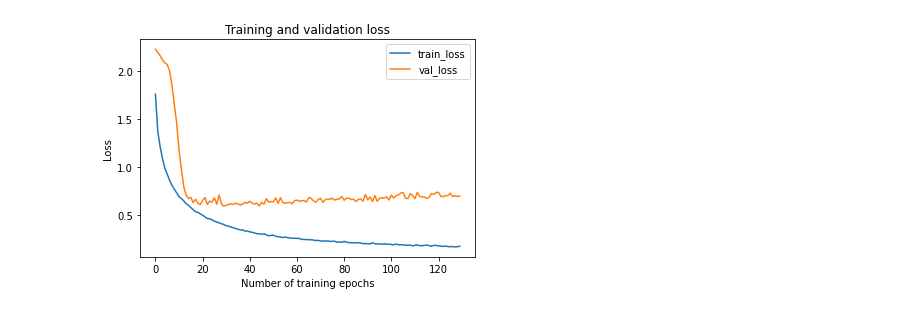
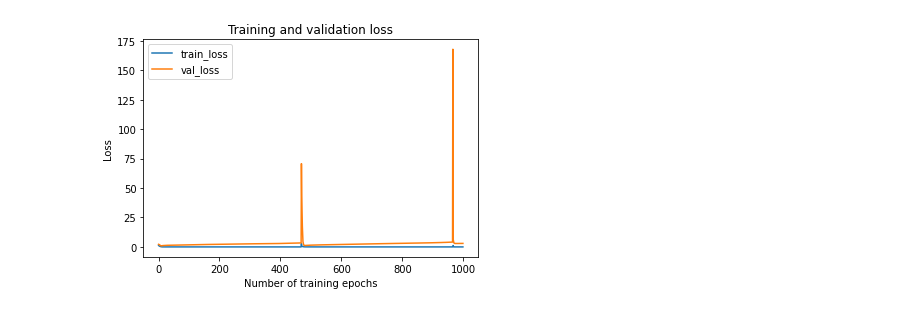
Before and after one commit to LiNdA-jz/cifar10_ann_to_snn, a Jupyter notebook: cifar10_ann_to_snn.ipynb, the cells around one changed output. Cells and saved outputs as stored; diff of their text form; code cells hidden in the pictures.

Commit message:
train ann for 1000 epochs

```diff
--- a/cifar10_ann_to_snn.ipynb
+++ b/cifar10_ann_to_snn.ipynb
@@ -113,11 +113,11 @@ axis = 1 if keras.backend.image_data_format() == 'channels_first' else -1
 # pool size
 model.add(layers.Conv2D(32, (3, 3), activation='relu'))
 model.add(layers.MaxPooling2D((2, 2)))
-model.add(layers.Dropout(0.25))
+# model.add(layers.Dropout(0.25))
 model.add(layers.Conv2D(64, (3, 3), activation='relu'))
 model.add(layers.Conv2D(64, (3, 3), activation='relu'))
 model.add(layers.MaxPooling2D((2, 2)))
-model.add(layers.Dropout(0.25))
+# model.add(layers.Dropout(0.25))
 model.add(layers.BatchNormalization(axis=axis))
 
 model.summary()
@@ -125,7 +125,7 @@ model.summary()
 # dense takes 1D vector
 model.add(layers.Flatten())
 model.add(layers.Dense(512, activation='relu'))
-model.add(layers.Dropout(0.50))
+# model.add(layers.Dropout(0.50))
 # CIFAR has 10 classes
 model.add(layers.Dense(10, activation='softmax'))
 
@@ -142,10 +142,10 @@ es = EarlyStopping(monitor='val_loss',
                     patience=100,
                     restore_best_weights=True)
 
-model_fit = model.fit(x_train, y_train, batch_size=1000, epochs=50000,
-                    validation_data=(x_test, y_test),
-                    # validation_split=0.3,
-                    callbacks=[es])
+model_fit = model.fit(x_train, y_train, batch_size=1000, epochs=1000,
+                    validation_data=(x_test, y_test))
+                    # validation_split=0.1,
+                    # callbacks=[es])
 
 # plot graph for loss
 train_loss = model_fit.history['loss']
@@ -185,4 +185,4 @@ Epoch 130/50000
-[figure, old version]
+[figure, new version]
 # %%
 !pip install brian2
 # %% [output]
```
Also changed, not shown: parts of 5 cells of this notebook.
